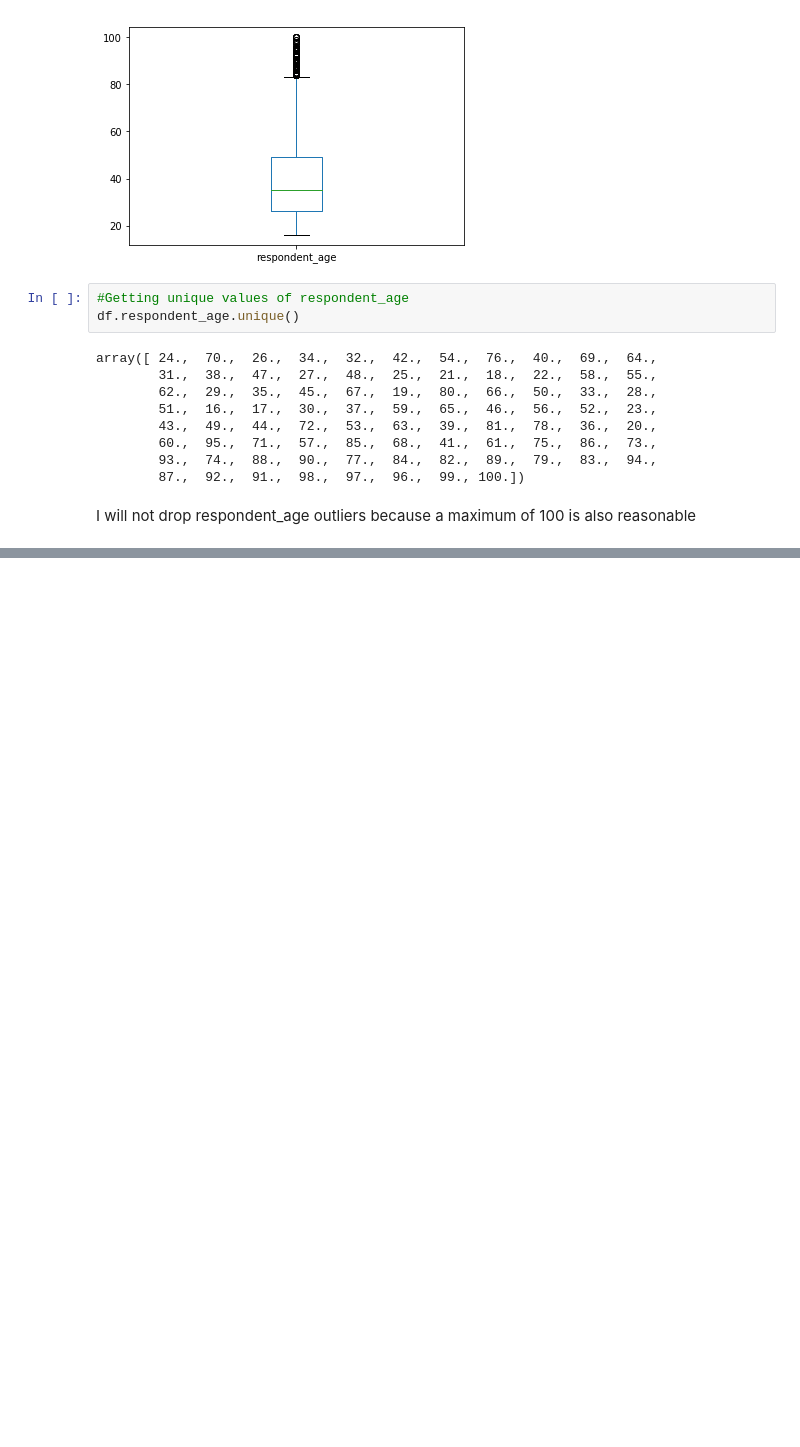
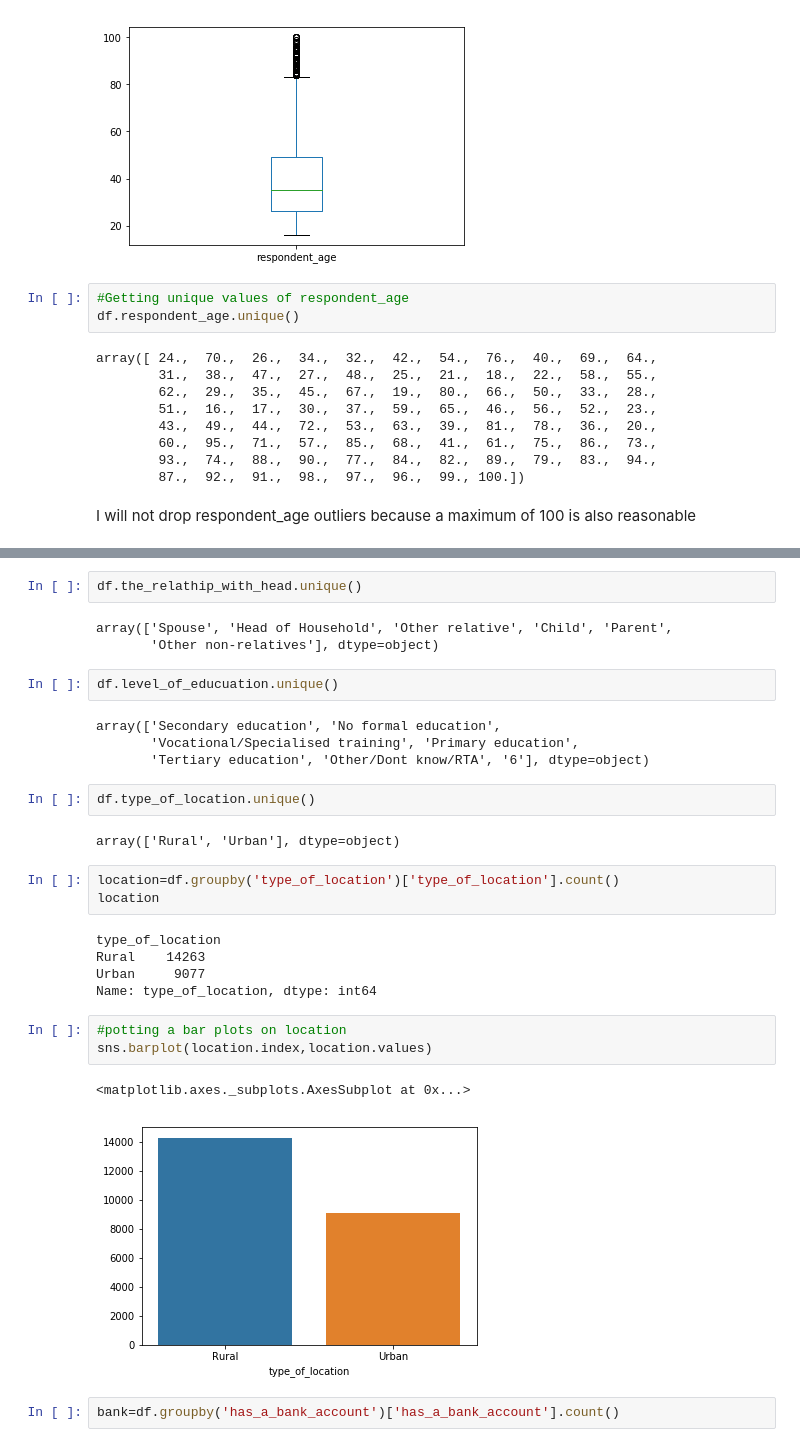
Before and after one commit to kaindoh/Financial-Inclusion-Data-Analysis, a Jupyter notebook: Individuals_are_most_likely_to_have_or_use_a_bank_account.ipynb, the cells around one changed output, grey strips where cells are left out. Cells and saved outputs as stored; diff of their text form; blank space fills up the shorter version.

```diff
--- a/Individuals_are_most_likely_to_have_or_use_a_bank_account.ipynb
+++ b/Individuals_are_most_likely_to_have_or_use_a_bank_account.ipynb
@@ -219,0 +316,31 @@ I will not drop respondent_age outliers because a maximum of 100 is also reasona
+# %%
+df.the_relathip_with_head.unique()
+# %% [output]
+array(['Spouse', 'Head of Household', 'Other relative', 'Child', 'Parent',
+       'Other non-relatives'], dtype=object)
+# %%
+df.level_of_educuation.unique()
+# %% [output]
+array(['Secondary education', 'No formal education',
+       'Vocational/Specialised training', 'Primary education',
+       'Tertiary education', 'Other/Dont know/RTA', '6'], dtype=object)
+# %%
+df.type_of_location.unique()
+# %% [output]
+array(['Rural', 'Urban'], dtype=object)
+# %%
+location=df.groupby('type_of_location')['type_of_location'].count()
+location
+# %% [output]
+type_of_location
+Rural    14263
+Urban     9077
+Name: type_of_location, dtype: int64
+# %%
+#potting a bar plots on location
+sns.barplot(location.index,location.values)
+# %% [output]
+<matplotlib.axes._subplots.AxesSubplot at 0x...>
+[figure, added]
+# %%
+bank=df.groupby('has_a_bank_account')['has_a_bank_account'].count()
```
Also changed, not shown: parts of 79 cells of this notebook.
